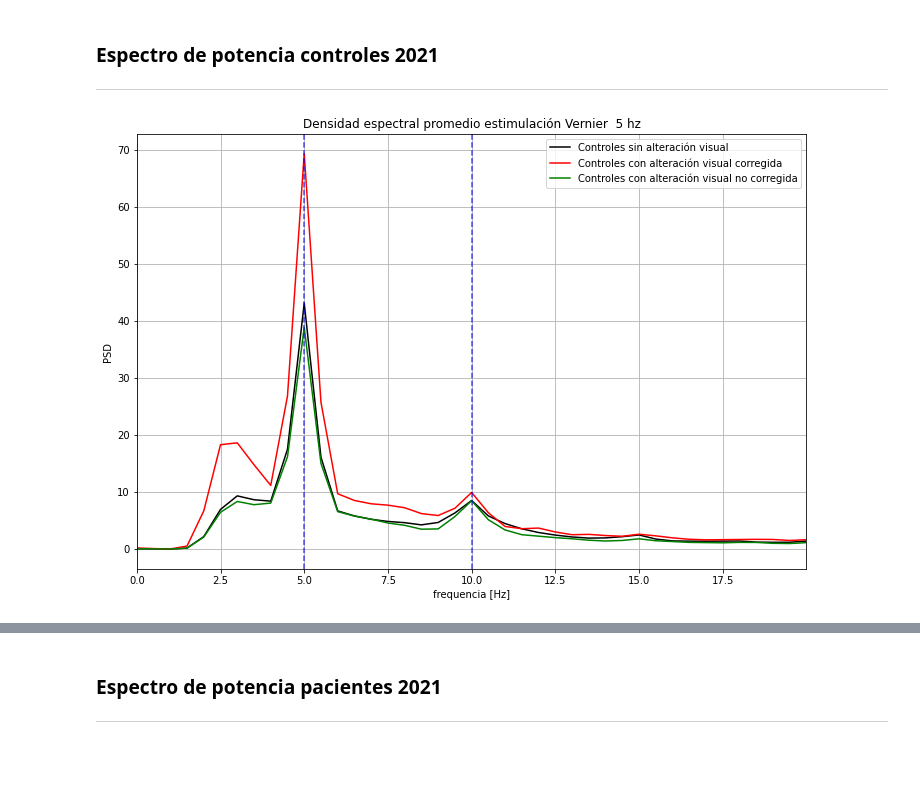
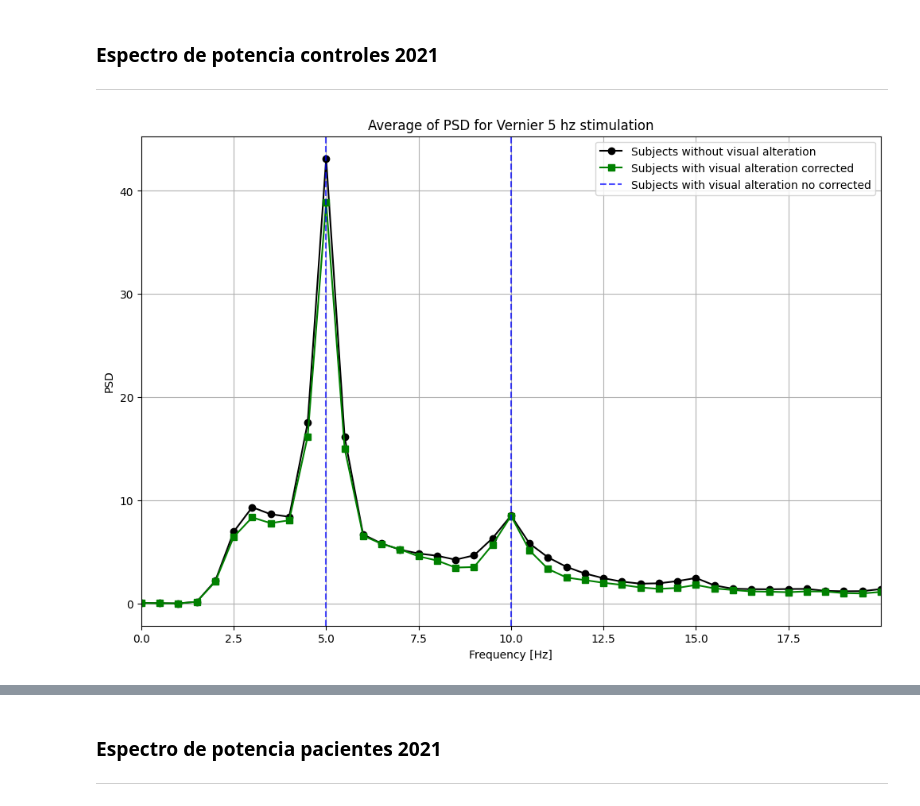
Before and after one commit to GRUNECO/Project_SSVEP, a Jupyter notebook: Processing and data analysis/Statistical_analisys.ipynb, the cells around one changed output, grey strips where cells are left out. Saved outputs shown, nothing was run; the diff lists cells and outputs as text; code cells hidden in the pictures; blank space fills up the shorter version.

Commit message:
verificar codigo final

```diff
--- a/Processing and data analysis/Statistical_analisys.ipynb
+++ b/Processing and data analysis/Statistical_analisys.ipynb
@@ -414,6 +359,11 @@ scipy.io.savemat('/content/drive/MyDrive/Visión Sábados/Codigos/Procesamient
 path_2021_sanos = '/content/drive/MyDrive/Visión Sábados/Codigos/Procesamiento/2021/Potencias_sanos/vernier_5hz_logmar_1.csv'
 path_2021_CG = '/content/drive/MyDrive/Visión Sábados/Codigos/Procesamiento/2021/Potencias_sujetos_con_gafas/potencias_gafas_vernier_5hz_logmar_1.csv'
 path_2021_SG = '/content/drive/MyDrive/Visión Sábados/Codigos/Procesamiento/2021/Potencias_sujetos_con_gafas/potencias_sin_gafas_vernier_5hz_logmar_1.csv'
+# %%
+#vale
+path_2021_sanos = '/content/drive/MyDrive/Visión Sábados/Codigos/Procesamiento/2021/Potencias_sanos/vernier_5hz_logmar_1.csv'
+path_2021_CG = '/content/drive/MyDrive/Visión Sábados/Codigos/Procesamiento/2021/Potencias_sujetos_con_gafas/potencias_gafas_vernier_5hz_logmar_1.csv'
+path_2021_SG = '/content/drive/MyDrive/Visión Sábados/Codigos/Procesamiento/2021/Potencias_sujetos_con_gafas/potencias_sin_gafas_ajedrez_5hz_logmar_1.csv'
 # %%
 for pf in os.listdir(path_2021):
 
@@ -465,37 +417,37 @@ potency_df_CG = pd.read_csv(path_2021_CG, index_col = False)
 potency_df_SG = pd.read_csv(path_2021_SG, index_col = False)
 
 avg_sanos = potency_df_sanos.mean(axis = 0).values
 
 avg_CG = potency_df_CG.mean(axis = 0).values
 
 avg_SG = potency_df_SG.mean(axis = 0).values
 
 plt.figure(figsize = (12,8))
 
 plt.xlim([0,40])
 
 plt.xticks(np.arange(0,40,5))
 
-plt.plot(potency_df_sanos.columns, avg_sanos, color = 'black' )
+plt.plot(potency_df_sanos.columns, avg_sanos, color = 'black', marker='o' )
 
-plt.plot(potency_df_sanos.columns, avg_CG,  color = 'red')
+#plt.plot(potency_df_sanos.columns, avg_CG,  color = 'red', marker='^')
 
-plt.plot(potency_df_sanos.columns, avg_SG,  color = 'green')
+plt.plot(potency_df_sanos.columns, avg_SG,  color = 'green', marker='s')
 
 plt.axvline(10, color='b', linewidth = 1.5,  ls = '--', alpha = 0.7)
 
 plt.axvline(20, color='b', linewidth = 1.5,  ls = '--', alpha = 0.7)
 
 plt.grid()
 
-plt.xlabel('frequencia [Hz]')
+plt.xlabel('Frequency [Hz]')
 
 plt.ylabel('PSD')
 
-plt.title('Densidad espectral promedio estimulación Vernier  5 hz')
+plt.title('Average of PSD for Vernier 5 hz stimulation')
 
-plt.legend(['Controles sin alteración visual','Controles con alteración visual corregida','Controles con alteración visual no corregida'])
+plt.legend(['Subjects without visual alteration','Subjects with visual alteration corrected','Subjects with visual alteration no corrected'])
 
 plt.show()
 # %% [output]
-[figure, old version]
+[figure, new version]
```
Also changed, not shown: parts of 35 cells of this notebook.
